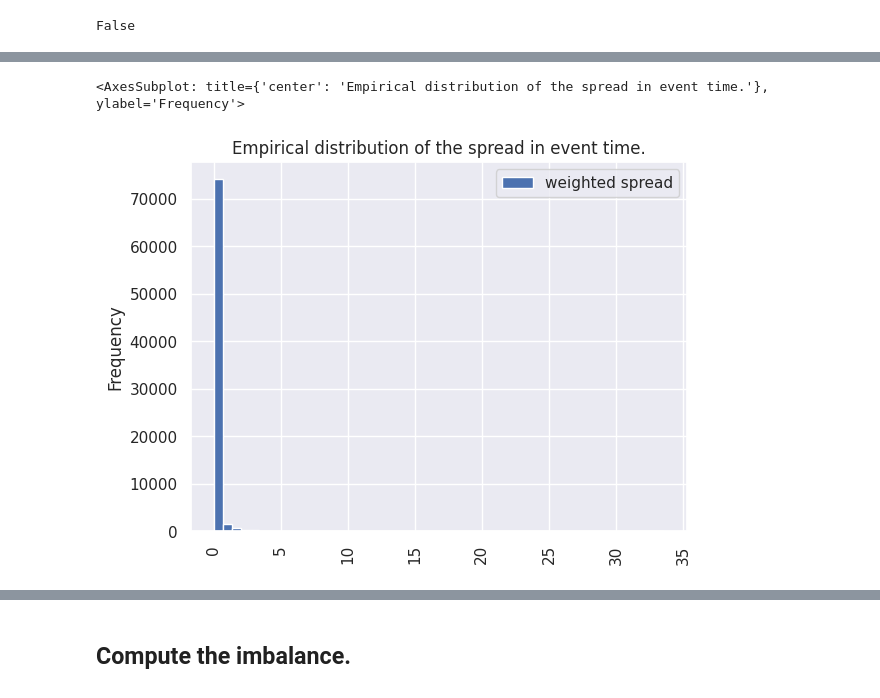
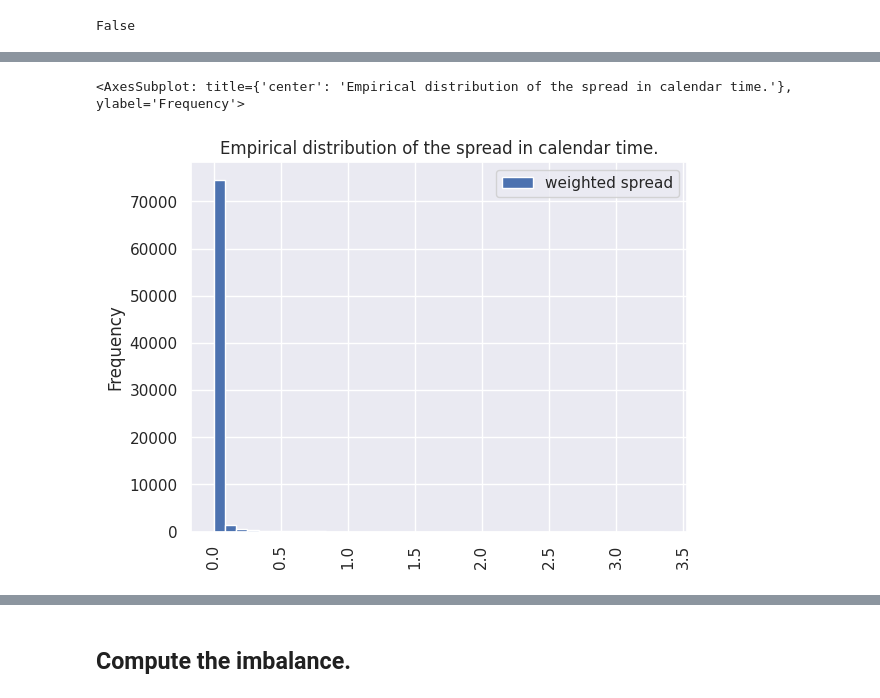
Before and after one commit to adriens63/labs, a Jupyter notebook: DHF-LAB2-ELJEILANY-SERVIERE.ipynb, the cells around one changed output, grey strips where cells are left out. Cells and saved outputs as stored; diff of their text form; code cells hidden in the pictures.

```diff
--- a/DHF-LAB2-ELJEILANY-SERVIERE.ipynb
+++ b/DHF-LAB2-ELJEILANY-SERVIERE.ipynb
@@ -146,18 +133,18 @@ df_q['ts'] = pd.to_datetime(df_q['ts'])
 # %%
 df_q['duration'] = (df_q['ts'] - df_q['ts'].shift()).dt.total_seconds()
 # %%
-df_q['weighted spread'] = df_q['spread'] * df_q['duration'] * 10
+df_q['weighted spread'] = df_q['spread'] * df_q['duration']
 # %%
 df_q.plot(y = ['weighted spread'],
              kind = 'hist',
-             title = 'Empirical distribution of the spread in event time.',
+             title = 'Empirical distribution of the spread in calendar time.',
              grid = True,
              legend = True,
              xlabel = 'Available observations',
              ylabel = 'Price in Euros',
              rot = 90,
-             bins = 50 #TODO change the bins.
+             bins = 40 #TODO change the bins.
              )
 # %% [output]
-<AxesSubplot: title={'center': 'Empirical distribution of the spread in event time.'}, ylabel='Frequency'>
+<AxesSubplot: title={'center': 'Empirical distribution of the spread in calendar time.'}, ylabel='Frequency'>
-[figure, old version]
+[figure, new version]
```
Also changed, not shown: parts of 75 cells of this notebook, 2 other files.
